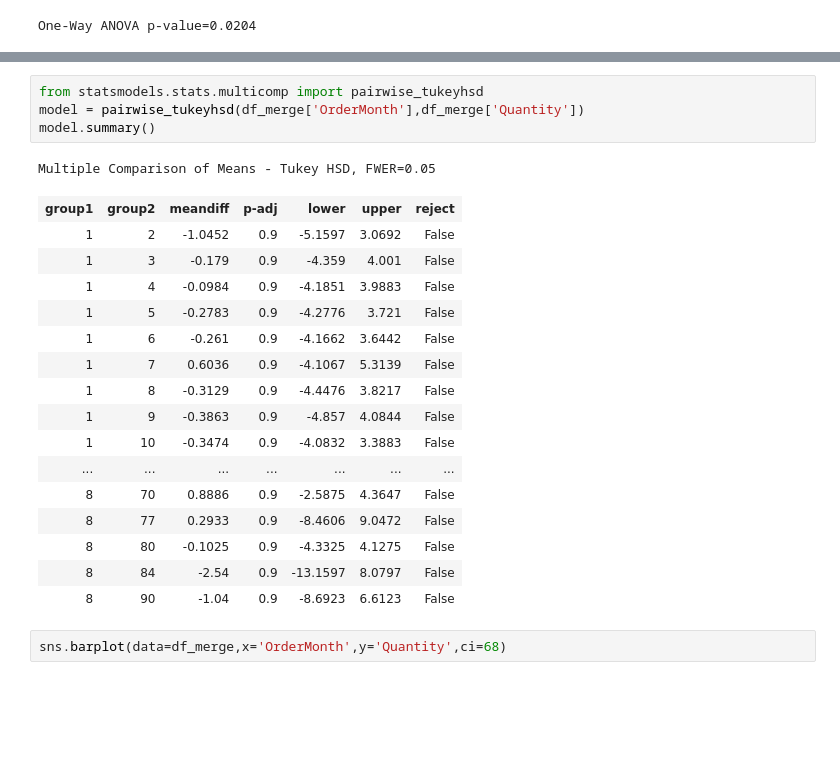
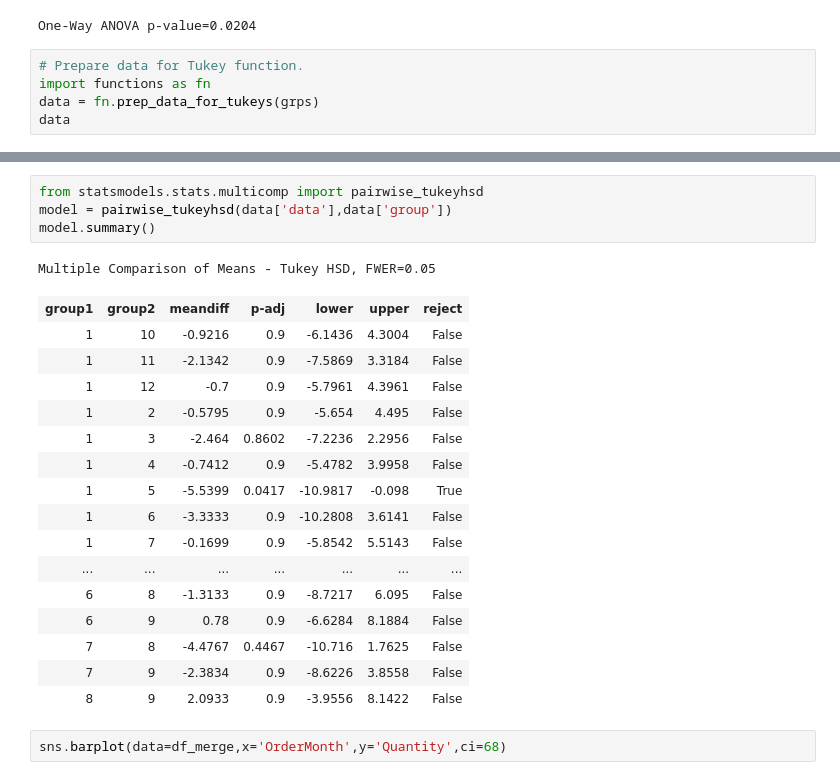
Before and after one commit to chefnewman/dsc-mod-3-project-online-ds-pt-100719, a Jupyter notebook: Student.ipynb, the cells around one changed output, grey strips where cells are left out. Cells and saved outputs as stored; diff of their text form; blank space fills up the shorter version.

```diff
--- a/Student.ipynb
+++ b/Student.ipynb
@@ -928,3 +948,8 @@ stat,p = stats.f_oneway(*data)
 print(f"One-Way ANOVA p-value={round(p,4)}")
 # %% [output]
 One-Way ANOVA p-value=0.0204
+# %%
+# Prepare data for Tukey function.
+import functions as fn
+data = fn.prep_data_for_tukeys(grps)
+data
@@ -931,25 +970,25 @@ One-Way ANOVA p-value=0.0204
 # %%
 from statsmodels.stats.multicomp import pairwise_tukeyhsd
-model = pairwise_tukeyhsd(df_merge['OrderMonth'],df_merge['Quantity'])
+model = pairwise_tukeyhsd(data['data'],data['group'])
 model.summary()
 # %% [output]
 Multiple Comparison of Means - Tukey HSD, FWER=0.05
 | group1 | group2 | meandiff | p-adj | lower | upper | reject |
-| 1 | 2 | -1.0452 | 0.9 | -5.1597 | 3.0692 | False |
-| 1 | 3 | -0.179 | 0.9 | -4.359 | 4.001 | False |
-| 1 | 4 | -0.0984 | 0.9 | -4.1851 | 3.9883 | False |
-| 1 | 5 | -0.2783 | 0.9 | -4.2776 | 3.721 | False |
-| 1 | 6 | -0.261 | 0.9 | -4.1662 | 3.6442 | False |
-| 1 | 7 | 0.6036 | 0.9 | -4.1067 | 5.3139 | False |
-| 1 | 8 | -0.3129 | 0.9 | -4.4476 | 3.8217 | False |
-| 1 | 9 | -0.3863 | 0.9 | -4.857 | 4.0844 | False |
-| 1 | 10 | -0.3474 | 0.9 | -4.0832 | 3.3883 | False |
+| 1 | 10 | -0.9216 | 0.9 | -6.1436 | 4.3004 | False |
+| 1 | 11 | -2.1342 | 0.9 | -7.5869 | 3.3184 | False |
+| 1 | 12 | -0.7 | 0.9 | -5.7961 | 4.3961 | False |
+| 1 | 2 | -0.5795 | 0.9 | -5.654 | 4.495 | False |
+| 1 | 3 | -2.464 | 0.8602 | -7.2236 | 2.2956 | False |
+| 1 | 4 | -0.7412 | 0.9 | -5.4782 | 3.9958 | False |
+| 1 | 5 | -5.5399 | 0.0417 | -10.9817 | -0.098 | True |
+| 1 | 6 | -3.3333 | 0.9 | -10.2808 | 3.6141 | False |
+| 1 | 7 | -0.1699 | 0.9 | -5.8542 | 5.5143 | False |
 | ... | ... | ... | ... | ... | ... | ... |
-| 8 | 70 | 0.8886 | 0.9 | -2.5875 | 4.3647 | False |
-| 8 | 77 | 0.2933 | 0.9 | -8.4606 | 9.0472 | False |
-| 8 | 80 | -0.1025 | 0.9 | -4.3325 | 4.1275 | False |
-| 8 | 84 | -2.54 | 0.9 | -13.1597 | 8.0797 | False |
-| 8 | 90 | -1.04 | 0.9 | -8.6923 | 6.6123 | False |
+| 6 | 8 | -1.3133 | 0.9 | -8.7217 | 6.095 | False |
+| 6 | 9 | 0.78 | 0.9 | -6.6284 | 8.1884 | False |
+| 7 | 8 | -4.4767 | 0.4467 | -10.716 | 1.7625 | False |
+| 7 | 9 | -2.3834 | 0.9 | -8.6226 | 3.8558 | False |
+| 8 | 9 | 2.0933 | 0.9 | -3.9556 | 8.1422 | False |
 # %%
 sns.barplot(data=df_merge,x='OrderMonth',y='Quantity',ci=68)
 # %% [output]
```
Also changed, not shown: parts of 54 cells of this notebook.
